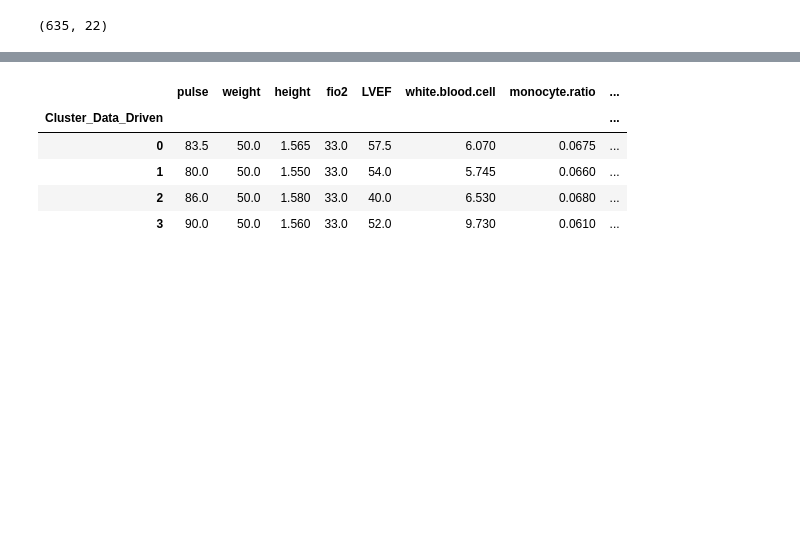
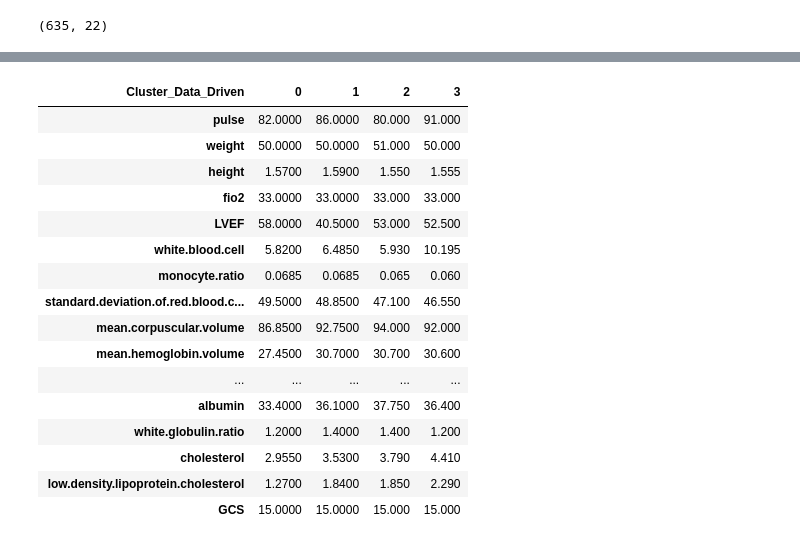
Before and after one commit to Raruu/Machine-Learning-2025, a Jupyter notebook: JS04/Tugas_Jurnal_Hidayat_Widi_Saputra.ipynb, the cells around one changed output, grey strips where cells are left out. Cells and saved outputs as stored; diff of their text form; code cells hidden in the pictures; blank space fills up the shorter version.

```diff
--- a/JS04/Tugas_Jurnal_Hidayat_Widi_Saputra.ipynb
+++ b/JS04/Tugas_Jurnal_Hidayat_Widi_Saputra.ipynb
@@ -310,7 +303,7 @@ plt.show()
 # %%
 optimal_k = 4
 
-kmeans_data_driven = KMeans(n_clusters=optimal_k, random_state=42, n_init=10)
+kmeans_data_driven = KMeans(n_clusters=optimal_k, random_state=1121791, n_init=10)
 clusters_data_driven = kmeans_data_driven.fit_predict(df_pcs)
 
 df_data_driven_results = df_filtered.copy()
@@ -321,40 +314,51 @@ top_26_features = [
     'pulse',
     'weight',
     'height',
     'fio2',
     'LVEF',
     'white.blood.cell',
     'monocyte.ratio',
     'standard.deviation.of.red.blood.cell.distribution.width',
     'mean.corpuscular.volume',
     'mean.hemoglobin.volume',
     'mean.platelet.volume',
     'eosinophil.ratio',
     'eosinophil.count',
     'hemoglobin',
     'neutrophil.ratio',
     'neutrophil.count',
     'prothrombin.activity',
     'carbon.dioxide.binding.capacity',
     'potassium',
     'sodium',
     'brain.natriuretic.peptide',
     'albumin',
     'white.globulin.ratio',
     'cholesterol',
     'low.density.lipoprotein.cholesterol',
     'GCS'
 ]
 
 
-df_data_driven_results.groupby('Cluster_Data_Driven')[top_26_features].median()
+df_data_driven_results.groupby('Cluster_Data_Driven')[top_26_features].median().T
 # %% [output]
-|  | pulse | weight | height | fio2 | LVEF | white.blood.cell | monocyte.ratio | ... |
-| Cluster_Data_Driven |  |  |  |  |  |  |  | ... |
-| 0 | 83.5 | 50.0 | 1.565 | 33.0 | 57.5 | 6.070 | 0.0675 | ... |
-| 1 | 80.0 | 50.0 | 1.550 | 33.0 | 54.0 | 5.745 | 0.0660 | ... |
-| 2 | 86.0 | 50.0 | 1.580 | 33.0 | 40.0 | 6.530 | 0.0680 | ... |
-| 3 | 90.0 | 50.0 | 1.560 | 33.0 | 52.0 | 9.730 | 0.0610 | ... |
+| Cluster_Data_Driven | 0 | 1 | 2 | 3 |
+| pulse | 82.0000 | 86.0000 | 80.000 | 91.000 |
+| weight | 50.0000 | 50.0000 | 51.000 | 50.000 |
+| height | 1.5700 | 1.5900 | 1.550 | 1.555 |
+| fio2 | 33.0000 | 33.0000 | 33.000 | 33.000 |
+| LVEF | 58.0000 | 40.5000 | 53.000 | 52.500 |
+| white.blood.cell | 5.8200 | 6.4850 | 5.930 | 10.195 |
+| monocyte.ratio | 0.0685 | 0.0685 | 0.065 | 0.060 |
+| standard.deviation.of.red.blood.c... | 49.5000 | 48.8500 | 47.100 | 46.550 |
+| mean.corpuscular.volume | 86.8500 | 92.7500 | 94.000 | 92.000 |
+| mean.hemoglobin.volume | 27.4500 | 30.7000 | 30.700 | 30.600 |
+| ... | ... | ... | ... | ... |
+| albumin | 33.4000 | 36.1000 | 37.750 | 36.400 |
+| white.globulin.ratio | 1.2000 | 1.4000 | 1.400 | 1.200 |
+| cholesterol | 2.9550 | 3.5300 | 3.790 | 4.410 |
+| low.density.lipoprotein.cholesterol | 1.2700 | 1.8400 | 1.850 | 2.290 |
+| GCS | 15.0000 | 15.0000 | 15.000 | 15.000 |
 # %%
 plt.figure(figsize=(20, 16))
 
```
Also changed, not shown: parts of 5 cells of this notebook.
